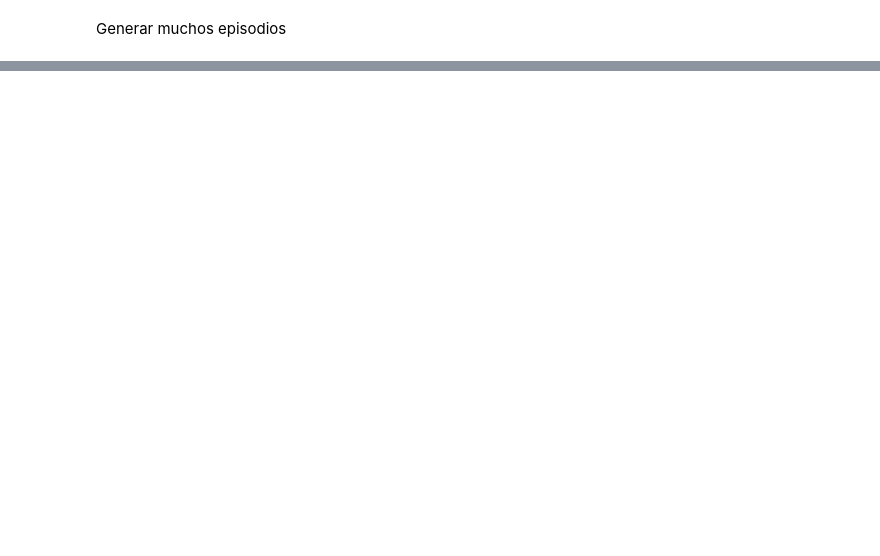
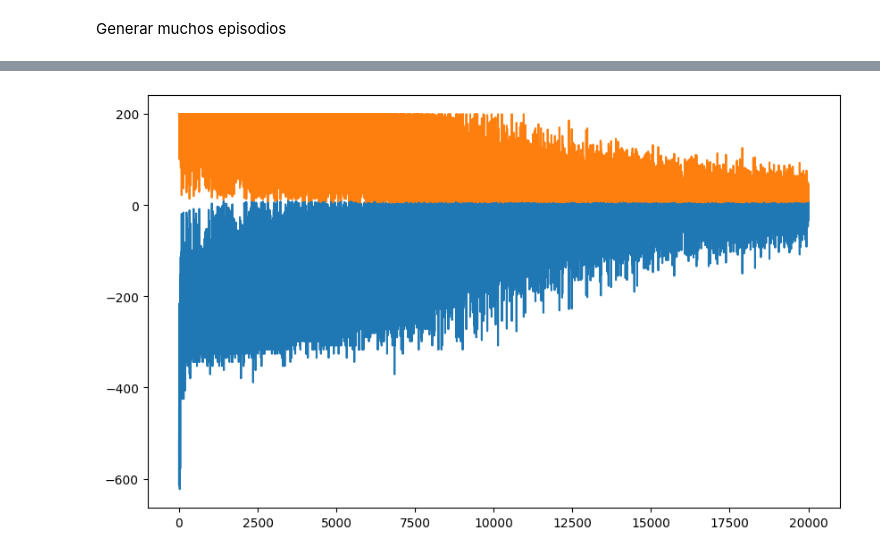
Before and after one commit to JosefinaFerrari/Obligatorio-IA, a Jupyter notebook: Taxi/taxi.ipynb, the cells around one changed output, grey strips where cells are left out. Drawn from its saved outputs; the diff is of its cells as text; code cells hidden in the pictures; blank space fills up the shorter version.

```diff
--- a/Taxi/taxi.ipynb
+++ b/Taxi/taxi.ipynb
@@ -87,6 +88,6 @@ Generar muchos episodios
 # %%
-episodes = 100000
+episodes = 20000
 # %%
-alpha=1 / (episodes+1)
+alpha=1 / (max_steps+1)
 alpha
 # %% [output]
@@ -99,25 +97,32 @@ step_count = 0
+# %%
+rewards = []
+steps = []
 # %%
 i = 0
 success = 0
 while i< episodes:
+
+    total_reward = 0
+    step_count = 0
     obs, _ = env.reset()
     done=False
     while not done:
         state = obs
-        action = epsilon_greedy_policy(state, Q, 0.7)
+        action = epsilon_greedy_policy(state, Q, 0.1)
         obs, reward, done, _, _ = env.step(action)
 
         total_reward += reward
+        step_count += 1
         if (reward ==20):
-            print("lo dejo")
+            print(total_reward, step_count)
             success+=1
 
-        step_count += 1
-        value = Q[state][action] + alpha*(reward + gamma*np.argmax(Q[obs]) - Q[state][action])
+        value = Q[state][action] + alpha*(reward + gamma*np.max(Q[obs]) - Q[state][action])
         Q[state][action] = value
 
-
-    if(i%10 == 0):
+    rewards.append(total_reward)
+    steps.append(step_count)
+    if(i%1000 == 0):
         print(i, " of ", episodes, " Episodes")
     i=i+1
 print(success)
@@ -154,3 +193,11 @@ step_count
+# %%
+plt.figure(figsize=(10, 6))
+plt.plot(rewards)
+plt.plot(steps)
+
+plt.show()
+# %% [output]
+[figure, added]
 # %%
 Q
 # %% [output]
```
Also changed, not shown: parts of 14 cells of this notebook.
